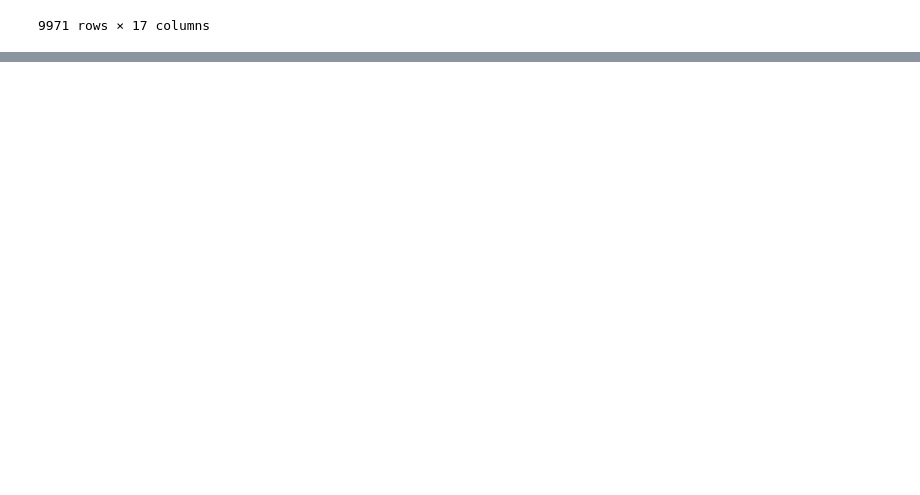
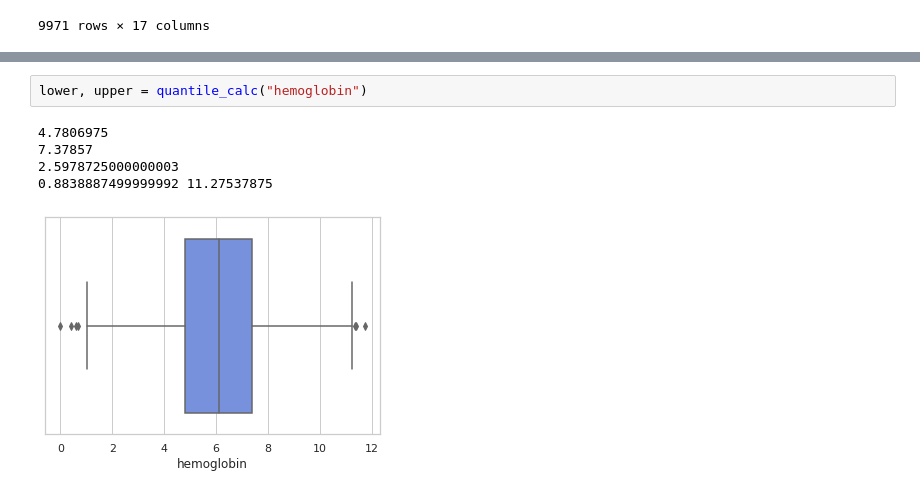
Before and after one commit to MarkoStahovec/IAU-Stahovec-Viest, a Jupyter notebook: main.ipynb, the cells around one changed output, grey strips where cells are left out. Saved outputs shown, nothing was run; the diff lists cells and outputs as text; blank space fills up the shorter version.

```diff
--- a/main.ipynb
+++ b/main.ipynb
@@ -873,0 +1087,8 @@ array(['A-', 'B+', 'O+', 'AB-', 'A+', 'O-', 'AB+', 'B-'], dtype=object)
+# %%
+lower, upper = quantile_calc("hemoglobin")
+# %% [output]
+4.7806975
+7.37857
+2.5978725000000003
+0.8838887499999992 11.27537875
+[figure, added]
```
Also changed, not shown: parts of 62 cells of this notebook.
